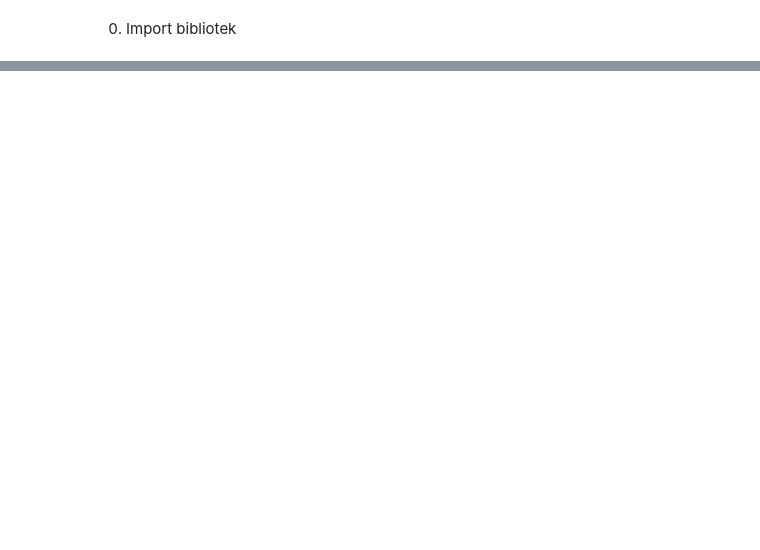
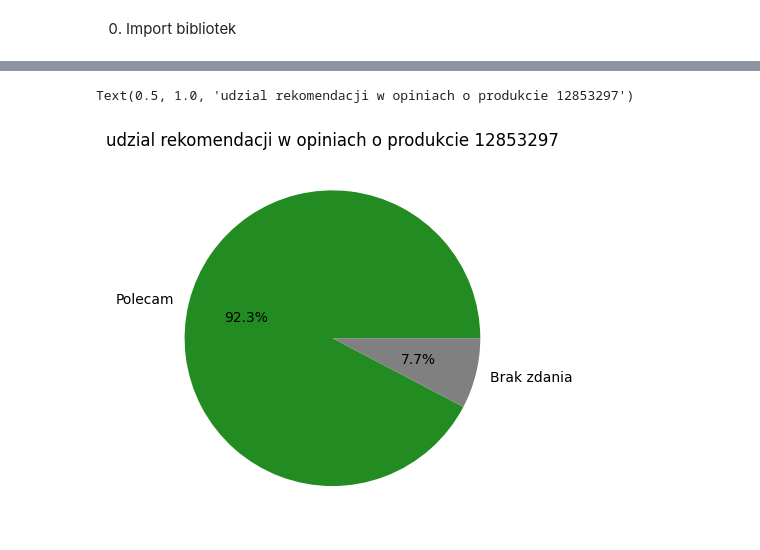
Before and after one commit to FilipCetnarowicz/CeneoScraperFC, a Jupyter notebook: analyzer.ipynb, the cells around one changed output, grey strips where cells are left out. Drawn from its saved outputs; the diff is of its cells as text; code cells hidden in the pictures; blank space fills up the shorter version.

```diff
--- a/analyzer.ipynb
+++ b/analyzer.ipynb
@@ -29,0 +69,12 @@ ax.bar_label(ax.containers[0], label_type = 'edge', fmt = lambda l: int(l) if l>
+# %%
+recommendations_distribution = opinions.recommend.value_counts(dropna=False).reindex(["Polecam", "Nie polecam", None])
+recommendations_distribution.plot.pie(
+    autopct = lambda p: f'{p:.1f}%' if p > 0 else '',
+    label = "",
+    colors = ['forestgreen', 'crimson', 'grey'],
+    labels = ["Polecam", "Nie polecam", "Brak zdania"]
+)
+plt.title(f'udzial rekomendacji w opiniach o produkcie {product_id}')
+# %% [output]
+Text(0.5, 1.0, 'udzial rekomendacji w opiniach o produkcie 12853297')
+[figure, added]
```
Also changed, not shown: parts of 5 cells of this notebook, 1 other file.
